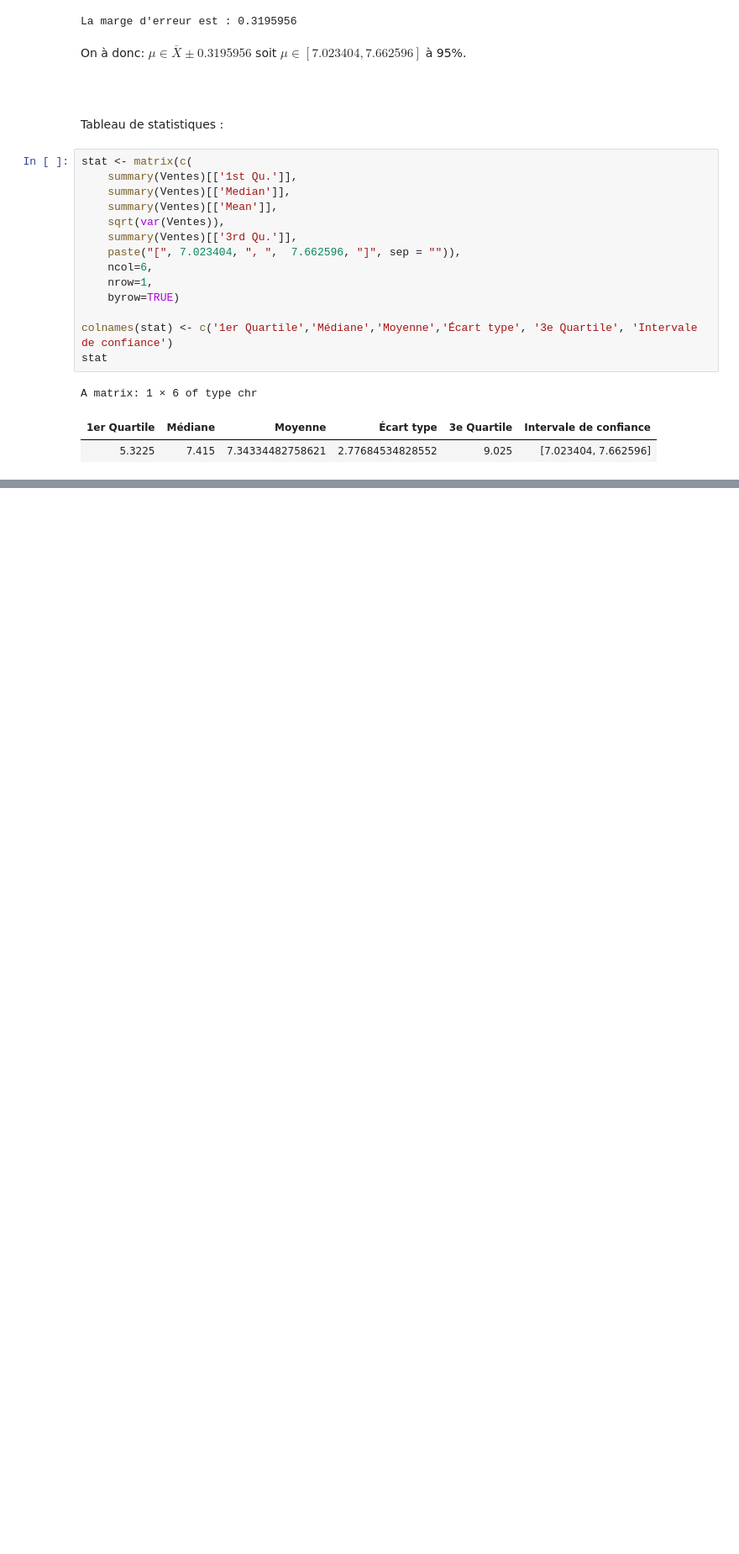
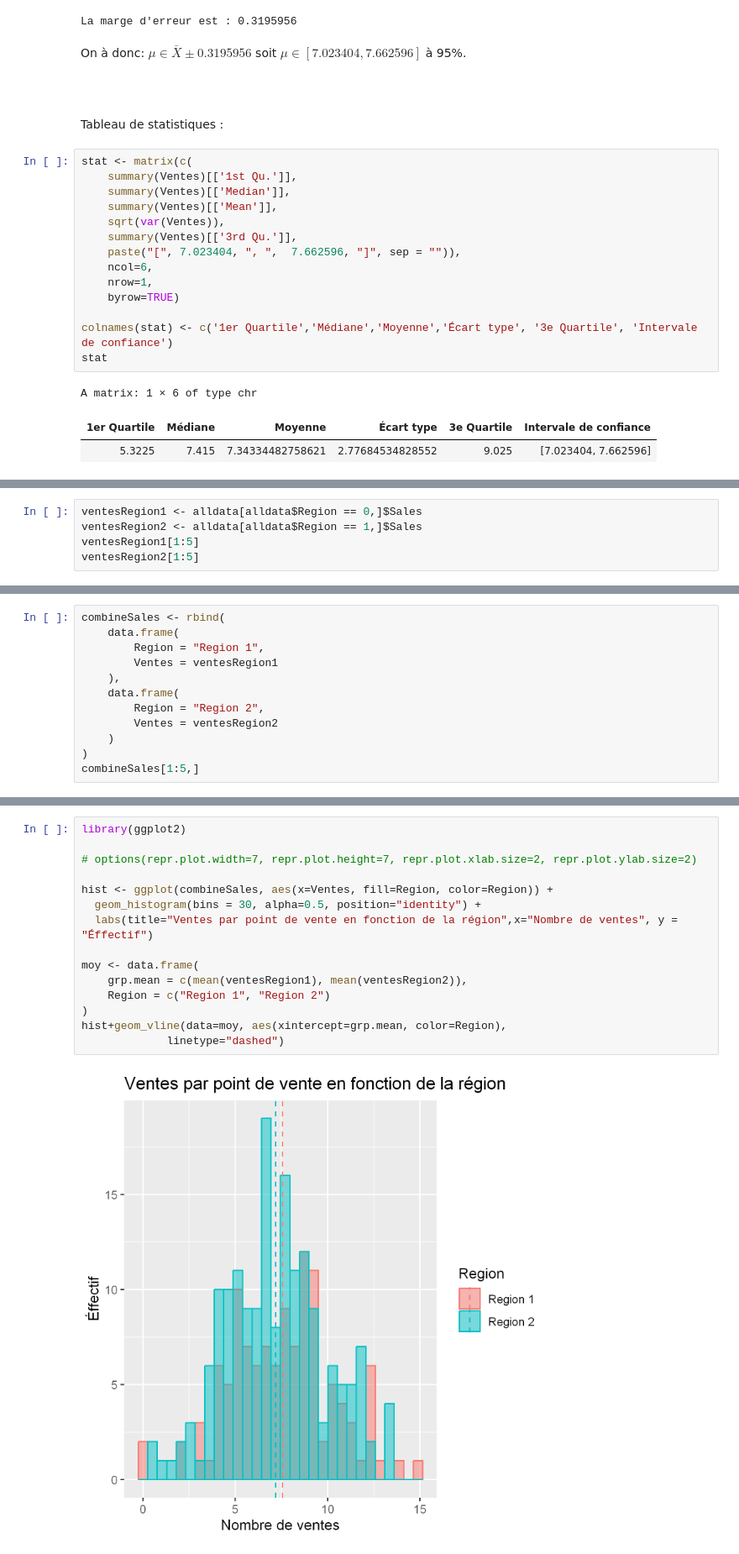
Before and after one commit to Julien9969/Devoir_MTH2302D, a Jupyter notebook: DevoirMTH2302D.ipynb, the cells around one changed output, grey strips where cells are left out. Shown at 84% size. Cells and saved outputs as stored; diff of their text form; blank space fills up the shorter version.

```diff
--- a/DevoirMTH2302D.ipynb
+++ b/DevoirMTH2302D.ipynb
@@ -148,0 +157,5 @@ A matrix: 1 × 6 of type chr
+# %%
+ventesRegion1 <- alldata[alldata$Region == 0,]$Sales
+ventesRegion2 <- alldata[alldata$Region == 1,]$Sales
+ventesRegion1[1:5]
+ventesRegion2[1:5]
@@ -148,0 +167,12 @@ A matrix: 1 × 6 of type chr
+# %%
+combineSales <- rbind(
+    data.frame(
+        Region = "Region 1",
+        Ventes = ventesRegion1
+    ),
+    data.frame(
+        Region = "Region 2",
+        Ventes = ventesRegion2
+    )
+)
+combineSales[1:5,]
@@ -148,0 +190,17 @@ A matrix: 1 × 6 of type chr
+# %%
+library(ggplot2)
+
+# options(repr.plot.width=7, repr.plot.height=7, repr.plot.xlab.size=2, repr.plot.ylab.size=2)
+
+hist <- ggplot(combineSales, aes(x=Ventes, fill=Region, color=Region)) +
+  geom_histogram(bins = 30, alpha=0.5, position="identity") +
+  labs(title="Ventes par point de vente en fonction de la région",x="Nombre de ventes", y = "Éffectif")
+
+moy <- data.frame(
+    grp.mean = c(mean(ventesRegion1), mean(ventesRegion2)),
+    Region = c("Region 1", "Region 2")
+)
+hist+geom_vline(data=moy, aes(xintercept=grp.mean, color=Region),
+             linetype="dashed")
+# %% [output]
+[figure, added]
```
Also changed, not shown: parts of 16 cells of this notebook, 1 other file.
